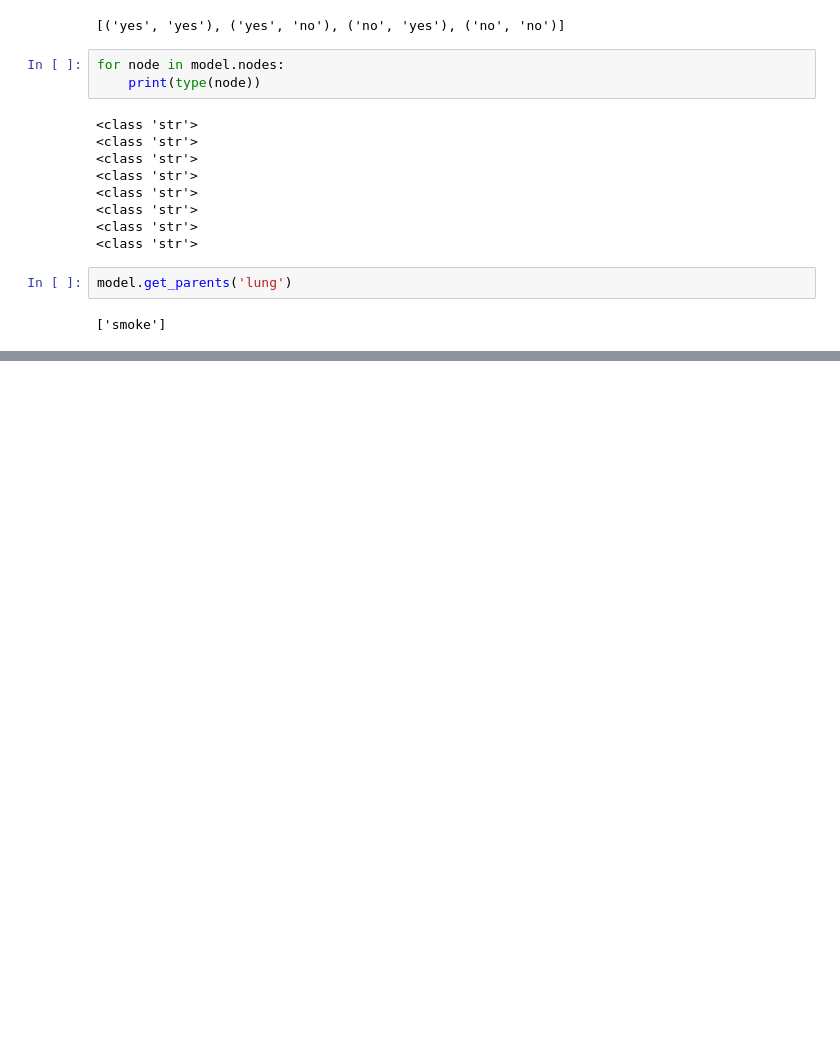
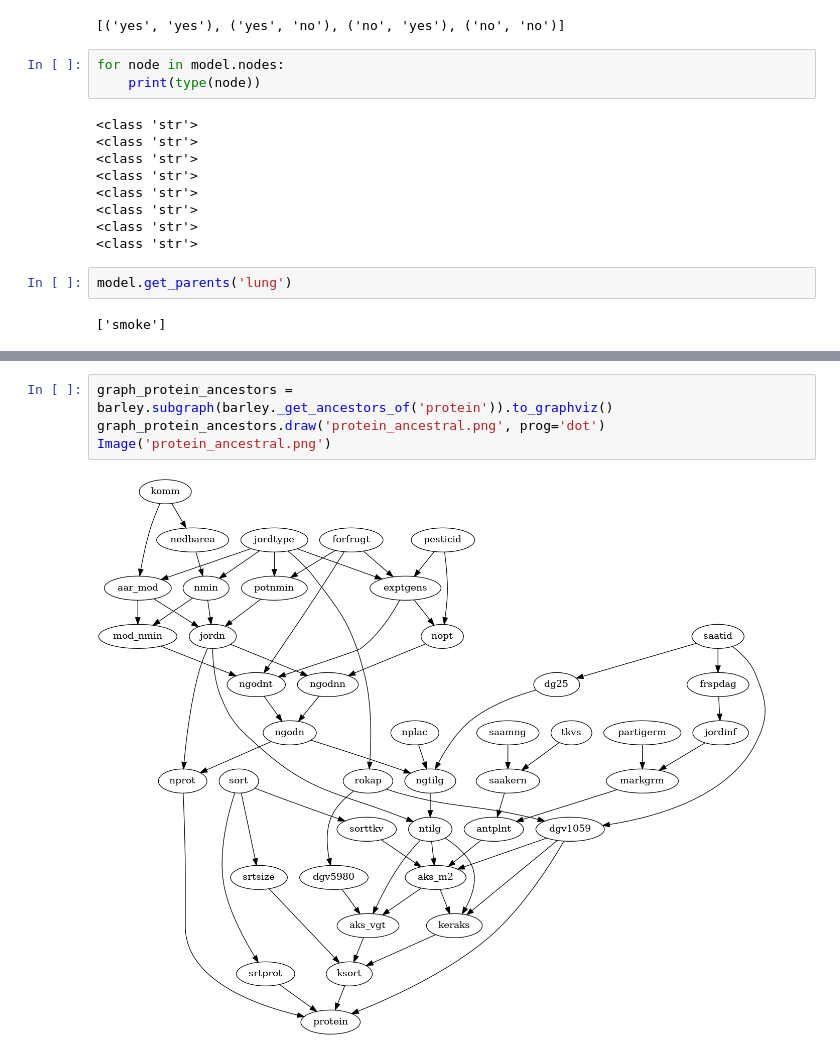
Before and after one commit to francisco-simoes/minimal-set-conditional-intervention-bandits, a Jupyter notebook: experiments/_pgmpy_tests.ipynb, the cells around one changed output, grey strips where cells are left out. Drawn from its saved outputs; the diff is of its cells as text; blank space fills up the shorter version.

```diff
--- a/experiments/_pgmpy_tests.ipynb
+++ b/experiments/_pgmpy_tests.ipynb
@@ -103,0 +111,6 @@ model.get_parents('lung')
+# %%
+graph_protein_ancestors = barley.subgraph(barley._get_ancestors_of('protein')).to_graphviz()
+graph_protein_ancestors.draw('protein_ancestral.png', prog='dot')
+Image('protein_ancestral.png')
+# %% [output]
+[figure, added]
```
Also changed, not shown: parts of 1 cell of this notebook, 4 other files.
